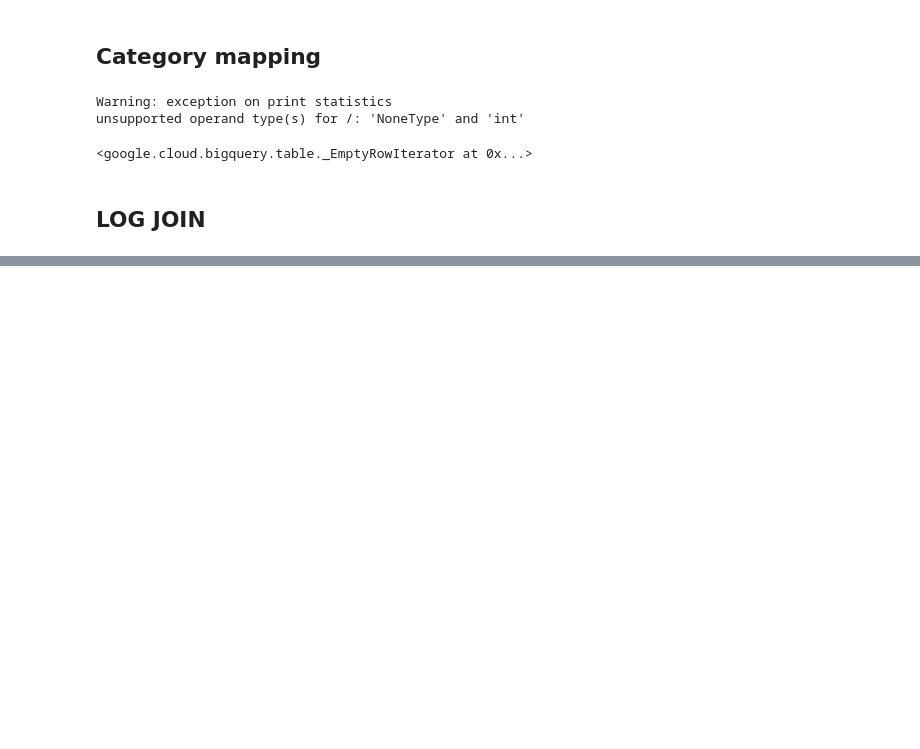
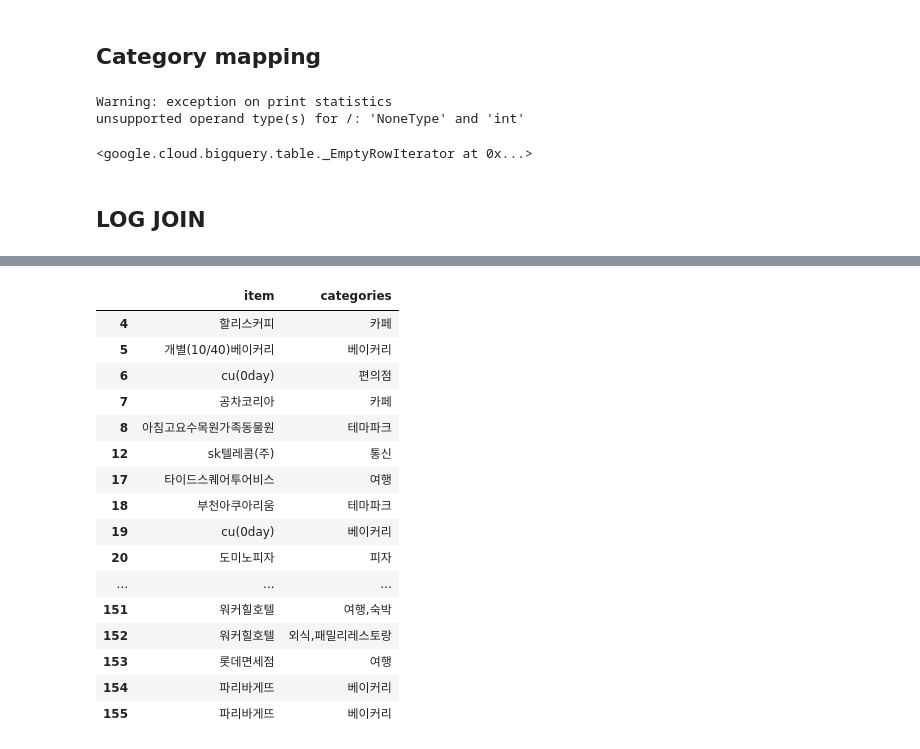
Before and after one commit to sktaiflow/prec_user_retrieval, a Jupyter notebook: dags/common/preprocessing/notebook/meta/p_tmbr_item_meta.ipynb, the cells around one changed output, grey strips where cells are left out. Saved outputs shown, nothing was run; the diff lists cells and outputs as text; code cells hidden in the pictures; blank space fills up the shorter version.

```diff
--- a/dags/common/preprocessing/notebook/meta/p_tmbr_item_meta.ipynb
+++ b/dags/common/preprocessing/notebook/meta/p_tmbr_item_meta.ipynb
@@ -459,2 +459,2 @@ bq_clinet.query(ttl_query).result()
 # %%
-#test = bq_to_pandas(query)
+test = bq_to_pandas(query)
@@ -460,0 +479,23 @@ bq_clinet.query(ttl_query).result()
+# %%
+import pandas as pd
+pd.set_option('display.max_rows', 500)
+# %%
+test.loc[test.categories!='']
+# %% [output]
+|  | item | categories |
+| 4 | 할리스커피 | 카페 |
+| 5 | 개별(10/40)베이커리 | 베이커리 |
+| 6 | cu(0day) | 편의점 |
+| 7 | 공차코리아 | 카페 |
+| 8 | 아침고요수목원가족동물원 | 테마파크 |
+| 12 | sk텔레콤(주) | 통신 |
+| 17 | 타이드스퀘어투어비스 | 여행 |
+| 18 | 부천아쿠아리움 | 테마파크 |
+| 19 | cu(0day) | 베이커리 |
+| 20 | 도미노피자 | 피자 |
+| ... | ... | ... |
+| 151 | 워커힐호텔 | 여행,숙박 |
+| 152 | 워커힐호텔 | 외식,패밀리레스토랑 |
+| 153 | 롯데면세점 | 여행 |
+| 154 | 파리바게뜨 | 베이커리 |
+| 155 | 파리바게뜨 | 베이커리 |
```
Also changed, not shown: parts of 6 cells of this notebook.
